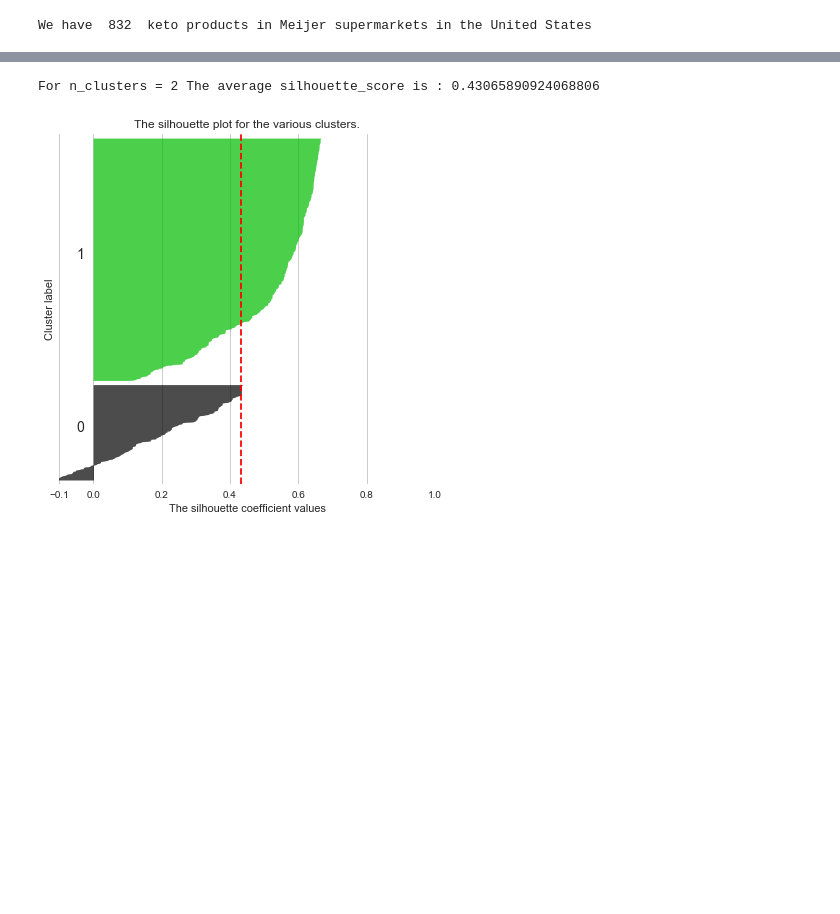
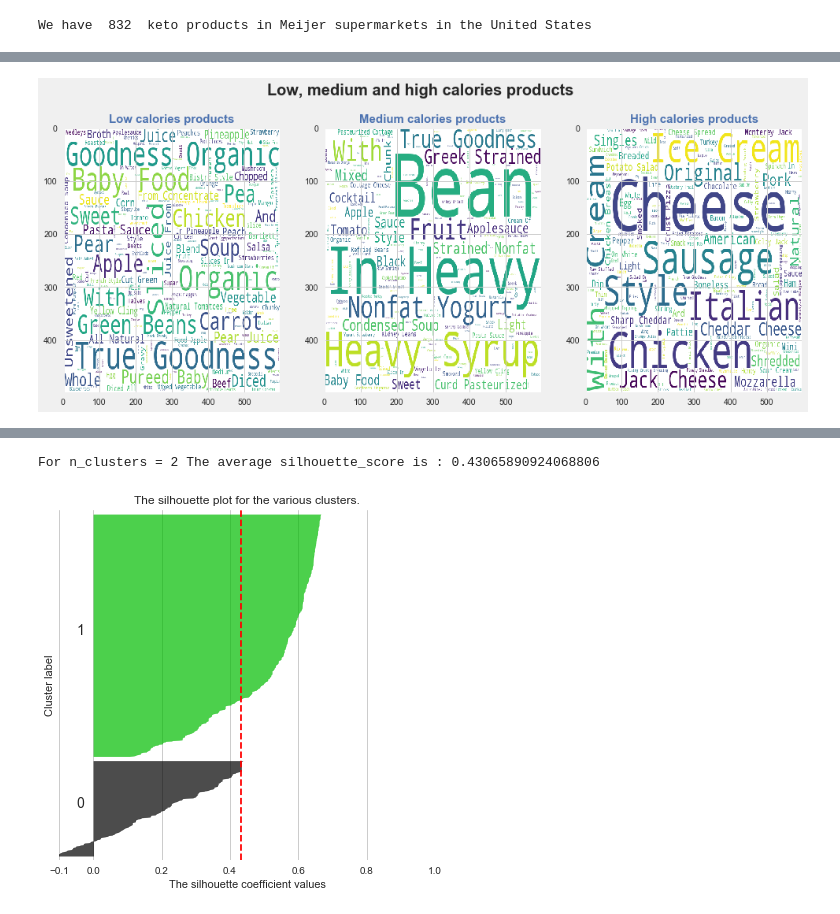
Before and after one commit to asha2490/Springboard, a Jupyter notebook: Capstone Project 1 Notebook.ipynb, the cells around one changed output, grey strips where cells are left out. Saved outputs shown, nothing was run; the diff lists cells and outputs as text; code cells hidden in the pictures; blank space fills up the shorter version.

```diff
--- a/Capstone Project 1 Notebook.ipynb
+++ b/Capstone Project 1 Notebook.ipynb
@@ -822,3 +815,39 @@ See the caveats in the documentation: http://pandas.pydata.org/pandas-docs/stabl
+# %%
+# Let's make a WordCloud of low, medium, and high products that we seperated
+ketocloud=df_keto_filtered[['product_name', 'calories', 'protein','fat','carbs']]
+keto_low=ketocloud.loc[ketocat['calories']=='low']
+keto_medium=ketocloud.loc[ketocat['calories']=='medium']
+keto_high=ketocloud.loc[ketocat['calories']=='high']
+
+wordcloud1 = WordCloud(width=600, height=500, background_color='white').generate(' '.join(keto_low['product_name']))
+WordCloud.generate_from_frequencies
+
+
+wordcloud2 = WordCloud(width=600, height=500, background_color='white').generate(' '.join(keto_medium['product_name']))
+WordCloud.generate_from_frequencies
+
+
+wordcloud3 = WordCloud(width=600, height=500, background_color='white').generate(' '.join(keto_high['product_name']))
+WordCloud.generate_from_frequencies
+
+
+fig, (ax1, ax2, ax3) = plt.subplots(1,3, figsize=(15,6))
+fig.suptitle('Low, medium and high calories products', weight='bold', fontsize=20)
+
+ax1.set_title('Low calories products', weight='bold', fontsize=15, color='b')
+# Display image, `aspect='auto'` makes it fill the whole `axes` (ax3)
+im1 = ax1.imshow(wordcloud1, aspect='auto')
+
+ax2.set_title('Medium calories products', weight='bold', fontsize=15, color='b')
+im2 = ax2.imshow(wordcloud2, aspect='auto')
+
+ax3.set_title('High calories products', weight='bold', fontsize=15, color='b')
+im3 = ax3.imshow(wordcloud3, aspect='auto')
+# Make space for title
+plt.subplots_adjust(top=0.85)
+plt.show()
+# %% [output]
+[figure, added]
 # %%
 # Let's see this more visually to see the distribution of the products
 
```
Also changed, not shown: parts of 75 cells of this notebook.
